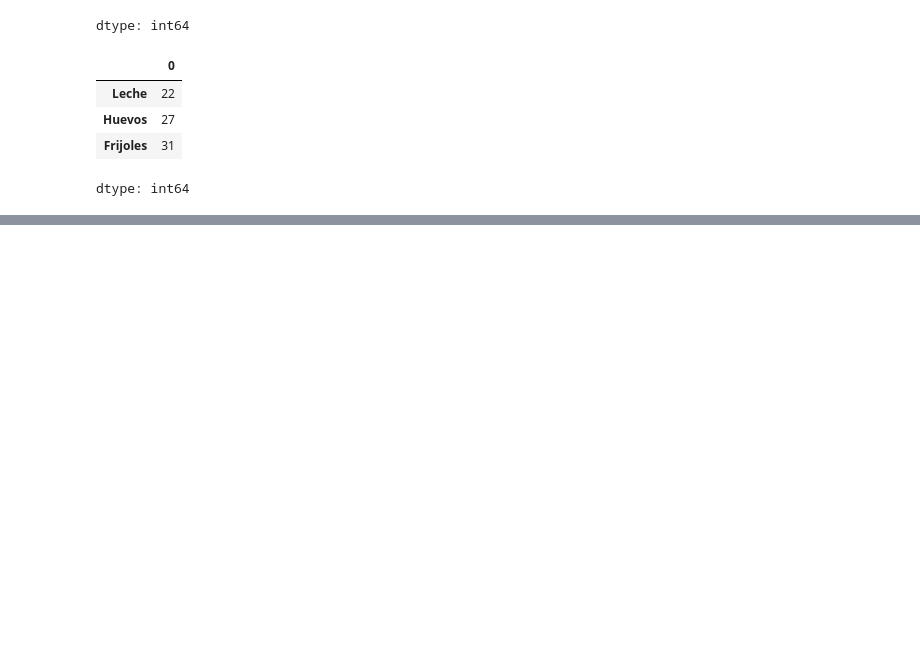
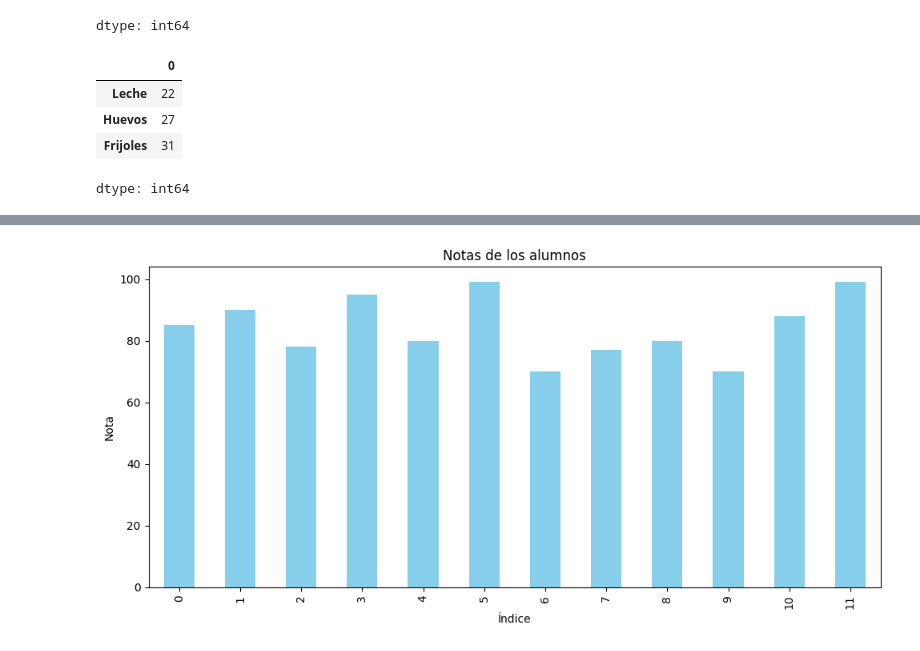
Before and after one commit to edilyrosa/Ccs-Datos-Py-Viernes, a Jupyter notebook: Untitled2.ipynb, the cells around one changed output, grey strips where cells are left out. Drawn from its saved outputs; the diff is of its cells as text; code cells hidden in the pictures; blank space fills up the shorter version.

```diff
--- a/Untitled2.ipynb
+++ b/Untitled2.ipynb
@@ -253,0 +456,11 @@ dtype: float64
+# %%
+datos = [
+    ['Ana', 25, 'Madrid'],
+    ['Luis', 30, 'Barcelona'],
+    ['Marta', 22, 'Valencia'],
+    ['Juan', 28, 'Sevilla']
+]
+df = pd.DataFrame(datos, columns=['Nombre', 'Edad', 'Ciudad'])
+print("Desde una Matriz un DataFrame:")
+print(df)
+print(df.describe())
@@ -305,3 +536,77 @@ dtype: int64
 | Huevos | 27 |
 | Frijoles | 31 |
 dtype: int64
+# %%
+# Proyecto Práctico III: Análisis y Gráficas con Pandas
+
+import pandas as pd
+import os
+import matplotlib.pyplot as plt
+from IPython.display import display
+
+ARCHIVO = "datos.csv"
+
+def leer_datos():
+    if not os.path.exists(ARCHIVO):
+        display("⚠️ No existe el archivo 'datos.csv'. Crea uno con datos de ejemplo.")
+        return None
+    try:
+        df = pd.read_csv(ARCHIVO)
+        return df
+    except Exception as e:
+        display(f"⚠️ Error al leer el archivo: {e}")
+        return None
+
+def analizar_datos(df):
+    if df is None or df.empty:
+        display("⚠️ No hay datos para analizar.")
+        return
+
+    display("📊 RESULTADOS DEL ANÁLISIS 📊")
+    display(f"Cantidad de filas: {len(df)}")
+    display("📃🗃️ La Tabla DataFrame (df) a Analizar:")
+    display(df)
+
+    display("📊Estadísticas descriptivas con: df.describe()")
+    display(df.describe())
+
+    display(" 📈 Nota promedio con  df['nota'].mean()")
+    display(df["nota"].mean())
+
+    display("🥇 Mayor nota 🥇")
+    mejor = df.loc[df["nota"].idxmax()]
+    display(mejor)
+
+def graficar_datos(df):
+    if df is None or df.empty:
+        display("⚠️ No hay datos para graficar.")
+        return
+
+    # Gráfico de barras con todas las notas individuales
+    plt.figure(figsize=(10, 5))
+    df["nota"].plot(kind="bar", color="skyblue")
+    plt.title("Notas de los alumnos")
+    plt.xlabel("Índice")
+    plt.ylabel("Nota")
+    plt.tight_layout()
+    plt.show()  # Esto abre la ventana con el gráfico
+
+    # Gráfico de barras de nota promedio y nota máxima
+    notas_analisis = pd.Series({
+        "Promedio": df["nota"].mean(),
+        "Máxima": df["nota"].max()
+    })
+    notas_analisis.plot(kind="bar", color=["orchid", "gold"])
+    plt.title("Promedio y Mayor Nota")
+    plt.ylabel("Nota")
+    plt.tight_layout()
+    plt.show()
+
+def main():
+    display("=== PROYECTO PRÁCTICO III: Análisis y Gráficas con Pandas ===")
+    df = leer_datos()
+    analizar_datos(df)
+    graficar_datos(df)
+
+main()
+# %% [output]
@@ -307,0 +648 @@ dtype: int64
+[figure, added]
```
Also changed, not shown: parts of 14 cells of this notebook.
